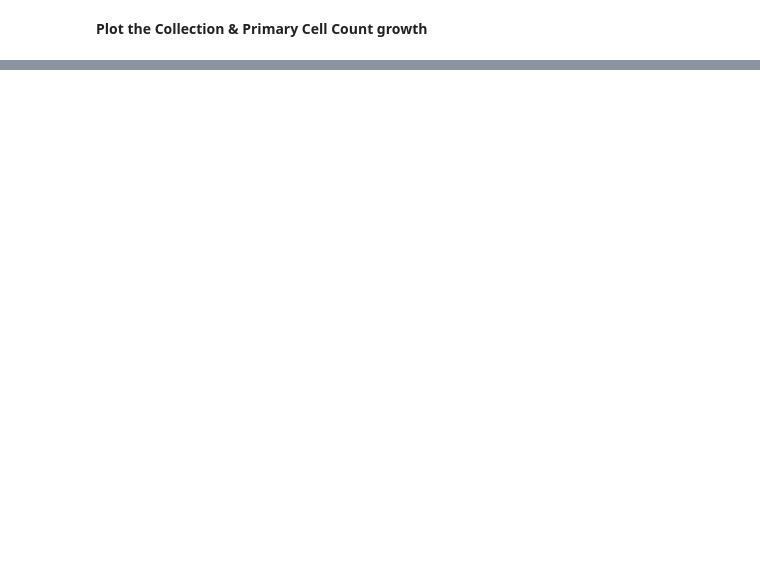
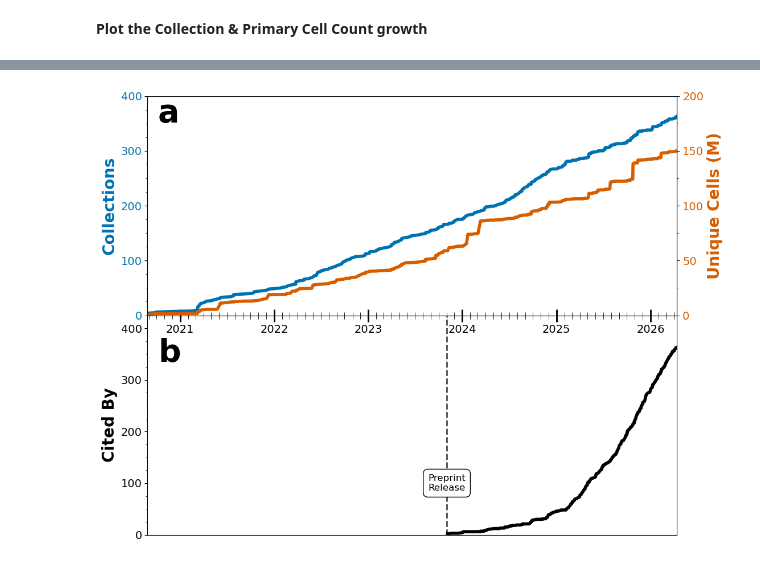
Before and after one commit to Lattice-Data/lattice-tools, a Jupyter notebook: cellxgene_resources/collab_submissions_pub/Figure2_corpus_growth.ipynb, the cells around one changed output, grey strips where cells are left out. Cells and saved outputs as stored; diff of their text form; code cells hidden in the pictures; blank space fills up the shorter version.

Commit message:
update graph to share x-axis

```diff
--- a/cellxgene_resources/collab_submissions_pub/Figure2_corpus_growth.ipynb
+++ b/cellxgene_resources/collab_submissions_pub/Figure2_corpus_growth.ipynb
@@ -189,0 +108,62 @@ plt.show()
+# %%
+fig, (ax1, ax3) = plt.subplots(2, 1, figsize=(12, 10),
+                                gridspec_kw={'height_ratios': [1, 1], 'hspace': 0},
+                                sharex=True)
+
+coll_color = (0/255, 114/255, 178/255)
+cell_color = (213/255, 94/255, 000/255)
+cite_color = 'black'
+
+preprint_release = pd.Timestamp('2023-11-02')
+cited_by_filtered = result[result['earliest_date'] >= preprint_release]
+
+def setup_y(ax, x, y, label, color, lim, del_mj, del_mi):
+    ax.set_ylabel(label, color=color, fontsize=20, fontweight='bold')
+    ax.set_ylim(0, lim)
+    ax.set_yticks(np.arange(0, lim + 0.1, del_mj), minor=False)
+    ax.set_yticks(np.arange(0, lim + 0.1, del_mi), minor=True)
+    ax.tick_params(axis='y', labelcolor=color, labelsize=14)
+    ax.plot(x, y, color=color, linewidth=4)
+
+# a: left y-axis (collections)
+setup_y(ax1, result['earliest_date'], result['cumsum_collections'],
+        'Collections', coll_color, 400, 100, 25)
+
+# a: right y-axis (cells)
+ax2 = ax1.twinx()
+setup_y(ax2, result['earliest_date'], result['cumsum_primary_cells'] / 1_000_000,
+        'Unique Cells (M)', cell_color, 200, 50, 25)
+
+# b: left y-axis (cited by)
+setup_y(ax3, cited_by_filtered['earliest_date'], cited_by_filtered['cumsum_cited_by'],
+        'Cited By', cite_color, 425, 100, 25)
+
+# shared: x-axis
+ax1.set_xlim(result['earliest_date'].min(), result['earliest_date'].max())
+ax1.xaxis.set_minor_locator(mdates.MonthLocator())
+
+
+ax1.tick_params(axis='x', which='major', labelsize=14, length=8, width=2, pad=-25, direction='in')
+ax1.tick_params(axis='x', which='minor', length=4, direction='in')
+
+
+ax3.tick_params(axis='x', which='major', labelsize=14, length=8, width=2, pad=-25,
+               labeltop=True, labelbottom=False, top=True, bottom=False, direction='in')
+ax3.tick_params(axis='x', which='minor', length=4, top=True, bottom=False, direction='in')
+
+# b: vertical line for preprint release date
+ax3.axvline(preprint_release, color='black', linestyle='--', linewidth=2, alpha=0.7)
+ax3.text(preprint_release, 100, 'Preprint\nRelease',
+         ha='center', va='center', fontsize=12, color='black',
+         bbox=dict(boxstyle='round,pad=0.5', facecolor='white', edgecolor='black', alpha=1))
+
+# Add labels a and b
+ax1.text(0.02, 0.99, 'a', transform=ax1.transAxes,
+         fontsize=40, fontweight='bold', va='top', ha='left')
+ax3.text(0.02, 0.9, 'b', transform=ax3.transAxes,
+         fontsize=40, fontweight='bold', va='top', ha='left')
+
+plt.savefig('cxg_growth.png', dpi=300, bbox_inches='tight')
+plt.show()
+# %% [output]
+[figure, added]
```
Also changed, not shown: parts of 8 cells of this notebook.
